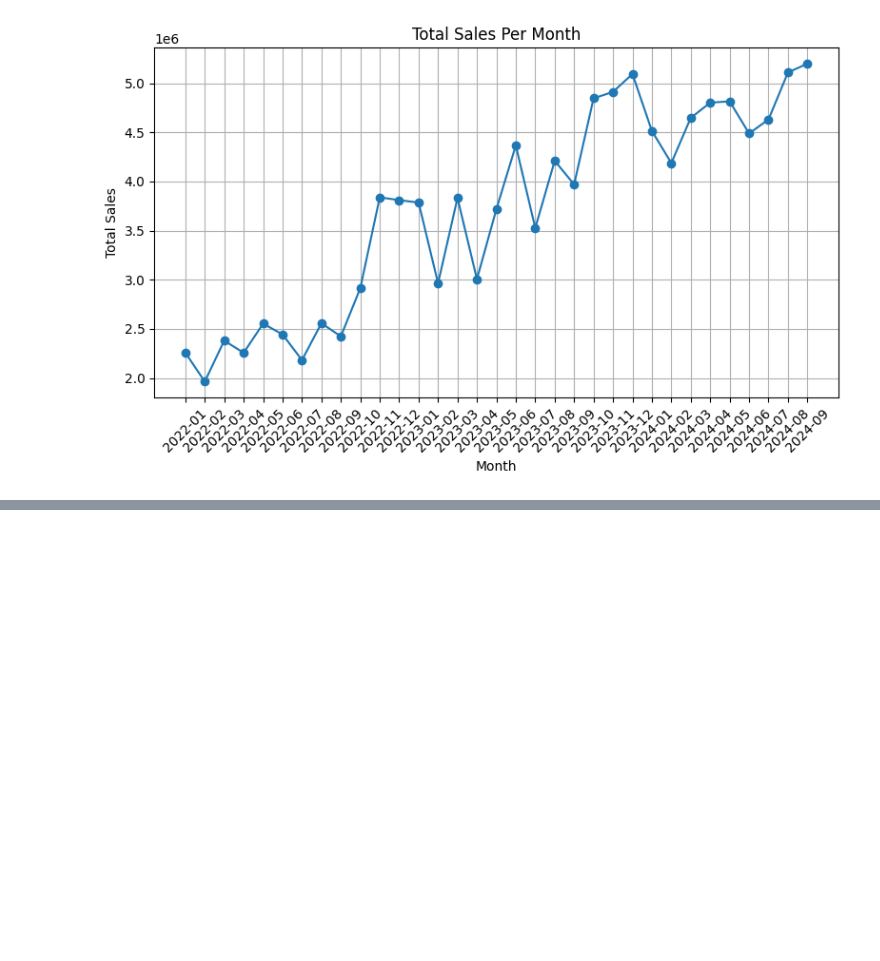
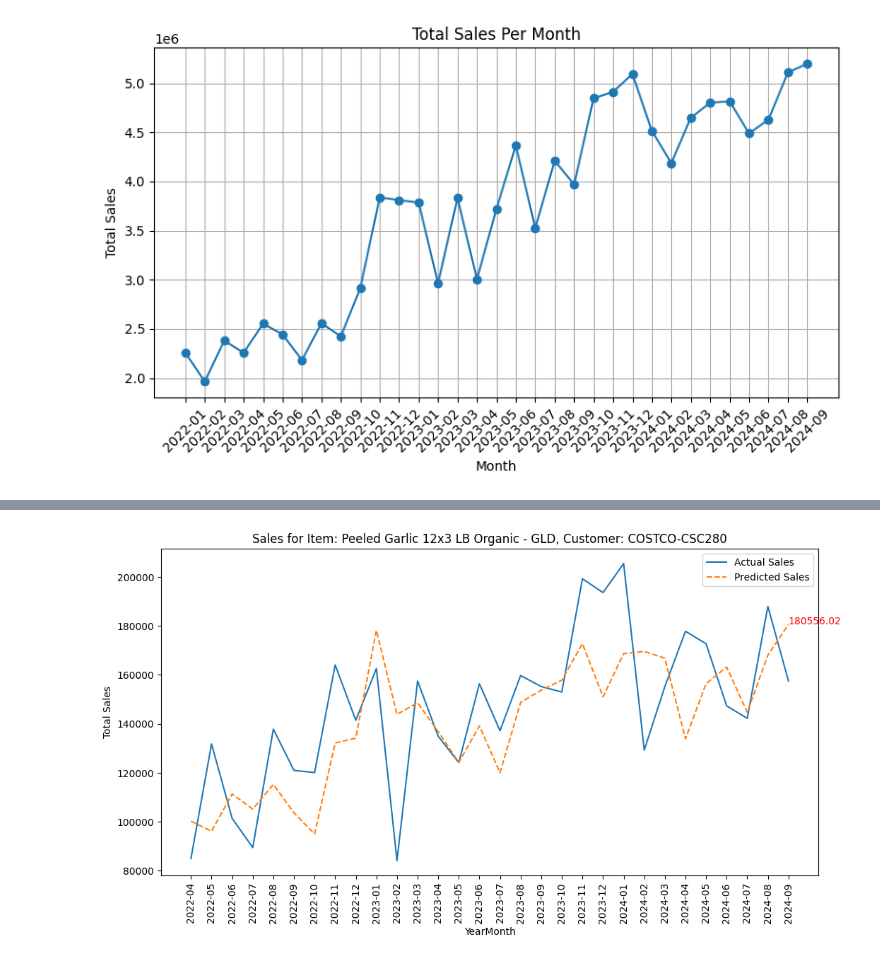
Before and after one commit to Garland-AI/sales-prediction, a Jupyter notebook: notebook/sales_prediction.ipynb, the cells around one changed output, grey strips where cells are left out. Saved outputs shown, nothing was run; the diff lists cells and outputs as text; code cells hidden in the pictures; blank space fills up the shorter version.

```diff
--- a/notebook/sales_prediction.ipynb
+++ b/notebook/sales_prediction.ipynb
@@ -190,16 +221,0 @@ print(y.shape)
-# %%
-from tensorflow.keras.models import Sequential
-from tensorflow.keras.layers import LSTM, Dense, Dropout , Flatten
-
-
-
-# Build complex LSTM model
-
-# Build a simplified LSTM model
-model = Sequential()
-model.add(LSTM(50, activation='relu', input_shape=(X.shape[1], X.shape[2])))  # Single LSTM layer
-model.add(Dense(y.shape[1]))
-model.compile(optimizer='adam', loss='mse')
-
-# Train the model quietly
-model.fit(X, y, epochs=100, batch_size=64 , verbose = 0)
@@ -206,25 +275,36 @@ model.fit(X, y, epochs=100, batch_size=64 , verbose = 0)
 # %%
+y_pred = model.predict(X_reshaped)
 
-# Make predictions
-y_pred = model.predict(X)
-y_pred_inverse = scaler.inverse_transform(y_pred)
-y_true_inverse = scaler.inverse_transform(y)
 
-# Plot the actual vs. predicted sales for a specific item ID
-item_id = study_item[3]  # Choose the first item ID for demonstration
-item_index = np.where(pivot_data.columns == item_id)[0][0]
 
-plot_index = pivot_data.index.astype(str).values
 
+
+item_id = 110020
+customer_id = 'COSTCO-CSC280'
+
+item_index = np.where(study_items == item_id)[0][0]
+customer_index = np.where(study_customers == customer_id)[0][0]
+
+
+
+
+predicted_data = y_pred[:,customer_index ,  item_index ]
+true_data = y[:,customer_index ,  item_index ]
+
+plot_index = study_periods.astype(str)
+
+
+# Plot real vs. predicted quantity
 plt.figure(figsize=(12, 6))
-plt.plot(plot_index[time_steps:], y_true_inverse[:, item_index], label='Actual Sales')
-plt.plot(plot_index[time_steps:], y_pred_inverse[:, item_index], label='Predicted Sales', linestyle='--')
-plt.title(f'Sales Prediction for Item ID: {item_dict[item_id]}')
+plt.plot(plot_index[time_steps:], true_data, label='Actual Sales')
+plt.plot(plot_index[time_steps:], predicted_data, label='Predicted Sales', linestyle='--')
+plt.title(f'Sales for Item: {item_dict[item_id]}, Customer: {customer_id}')
 plt.xlabel('YearMonth')
 plt.ylabel('Total Sales')
 plt.legend()
 plt.xticks(rotation=90)
 # Add last prediction value as text annotation
-last_pred_value = y_pred_inverse[-1, item_index]
+last_pred_value = predicted_data[-1]
 plt.text(plot_index[-1], last_pred_value, f'{last_pred_value:.2f}', color='red')
 plt.show()
+# %% [output]
@@ -230,0 +312 @@ plt.show()
+[figure, added]
```
Also changed, not shown: parts of 12 cells of this notebook.
